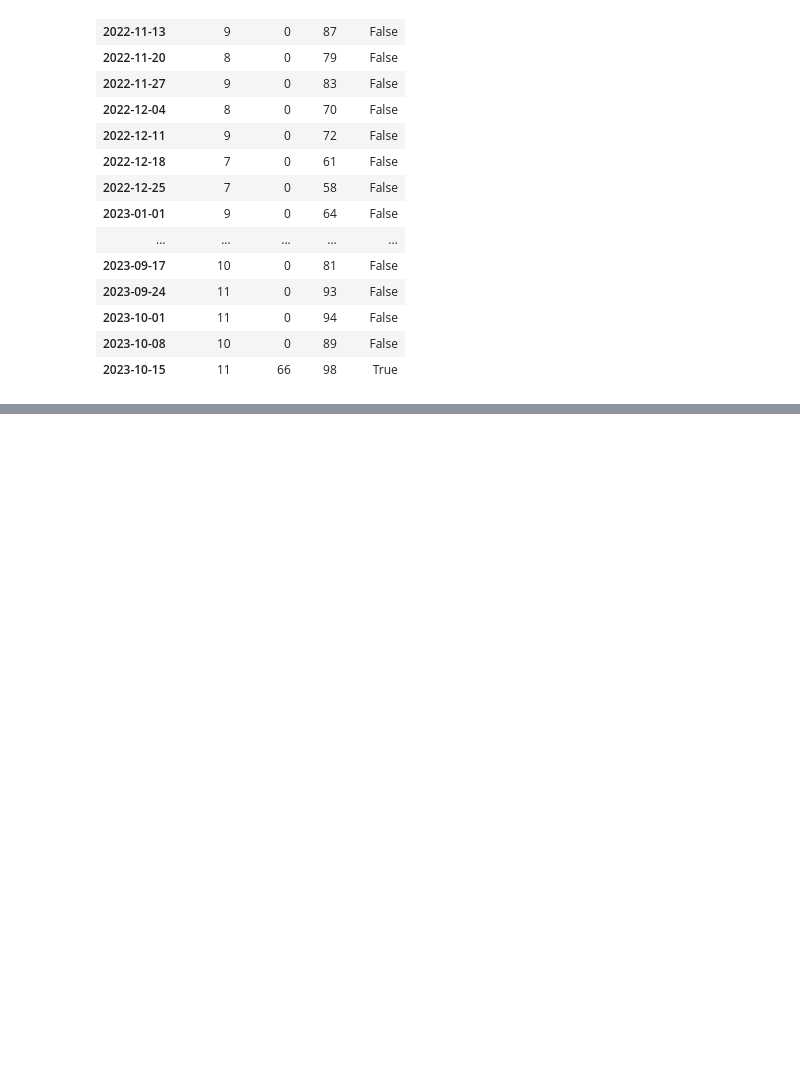
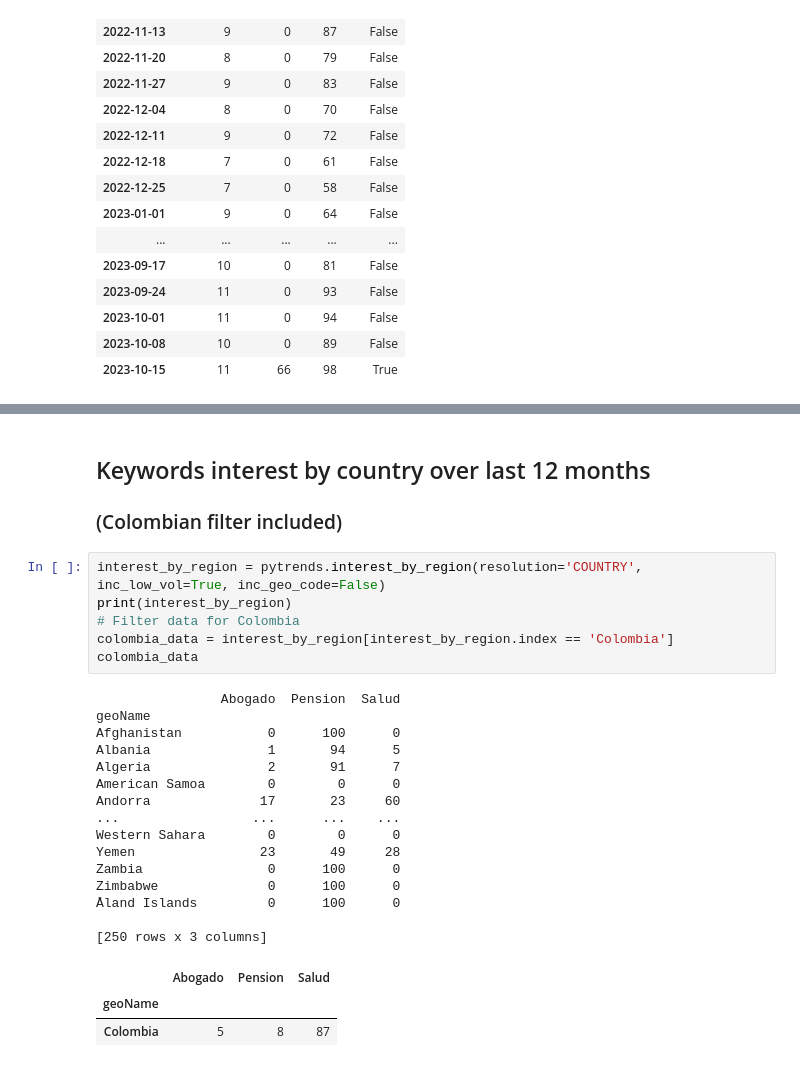
Before and after one commit to ccastri/keywords-search, a Jupyter notebook: keyword-search-python.ipynb, the cells around one changed output, grey strips where cells are left out. Cells and saved outputs as stored; diff of their text form; blank space fills up the shorter version.

```diff
--- a/keyword-search-python.ipynb
+++ b/keyword-search-python.ipynb
@@ -218,0 +243,28 @@ Zimbabwe              0      100      0
+# %% [markdown]
+## Keywords interest by country over last 12 months
+### (Colombian filter included)
+# %%
+interest_by_region = pytrends.interest_by_region(resolution='COUNTRY', inc_low_vol=True, inc_geo_code=False)
+print(interest_by_region)
+# Filter data for Colombia
+colombia_data = interest_by_region[interest_by_region.index == 'Colombia']
+colombia_data
+# %% [output]
+                Abogado  Pension  Salud
+geoName
+Afghanistan           0      100      0
+Albania               1       94      5
+Algeria               2       91      7
+American Samoa        0        0      0
+Andorra              17       23     60
+...                 ...      ...    ...
+Western Sahara        0        0      0
+Yemen                23       49     28
+Zambia                0      100      0
+Zimbabwe              0      100      0
+Åland Islands         0      100      0
+
+[250 rows x 3 columns]
+|  | Abogado | Pension | Salud |
+| geoName |  |  |  |
+| Colombia | 5 | 8 | 87 |
```
Also changed, not shown: parts of 14 cells of this notebook.
